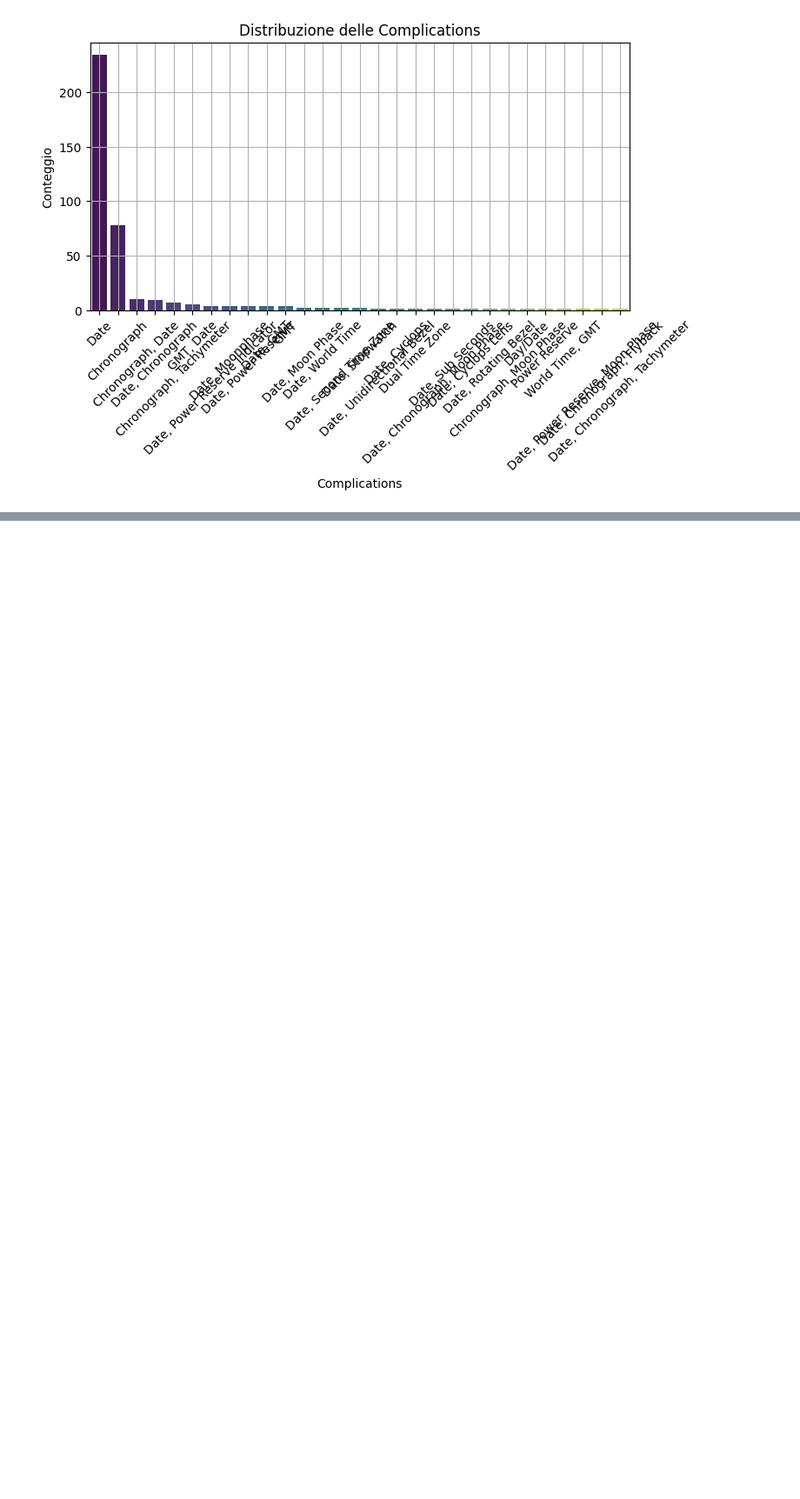
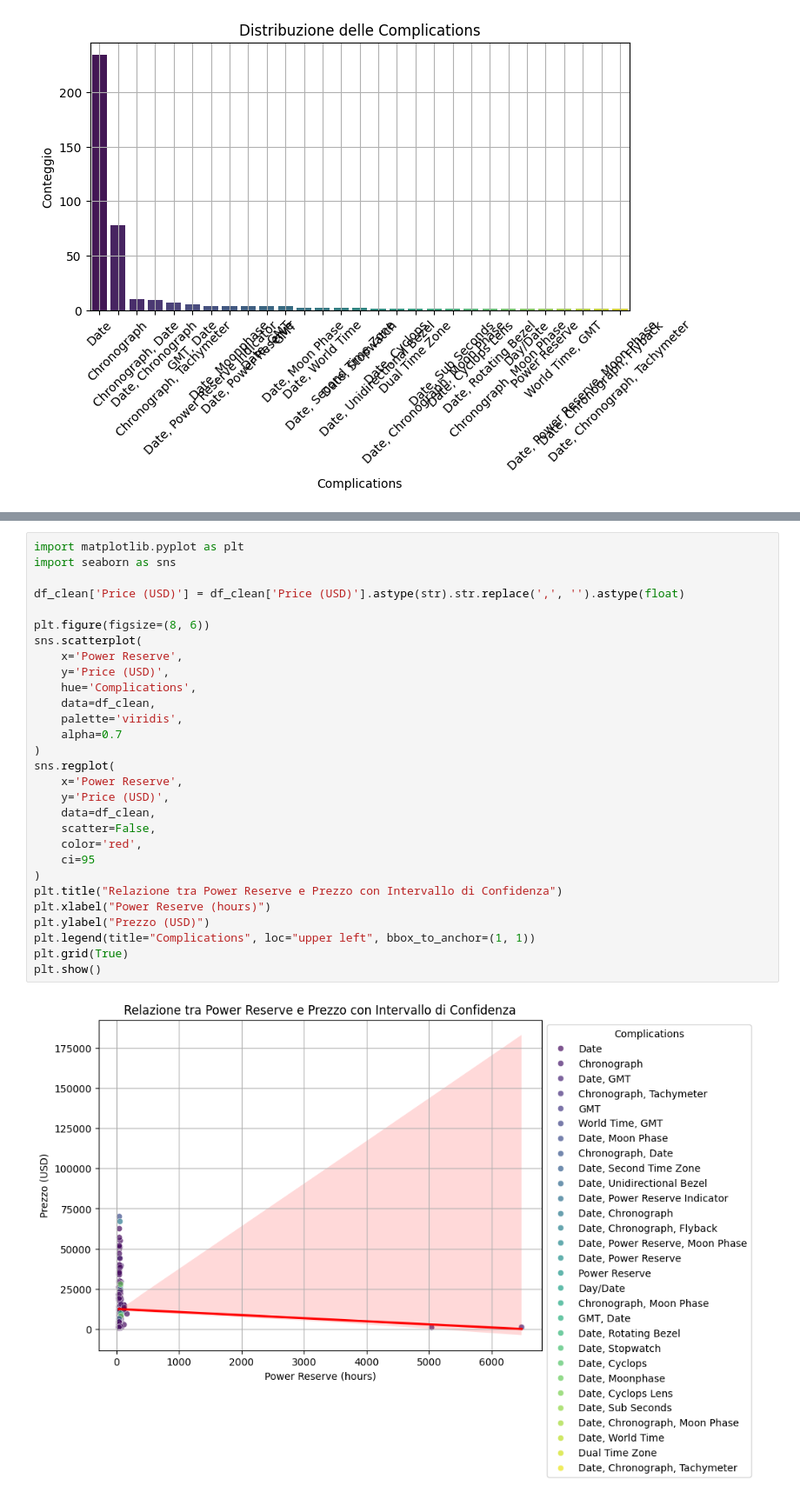
Before and after one commit to 2024sz/esame_fistic24, a Jupyter notebook: luxury-watches-price.ipynb, the cells around one changed output, grey strips where cells are left out. Shown at 87% size. Drawn from its saved outputs; the diff is of its cells as text; blank space fills up the shorter version.

```diff
--- a/luxury-watches-price.ipynb
+++ b/luxury-watches-price.ipynb
@@ -140,0 +475,31 @@ Passing `palette` without assigning `hue` is deprecated and will be removed in v
+# %%
+import matplotlib.pyplot as plt
+import seaborn as sns
+
+df_clean['Price (USD)'] = df_clean['Price (USD)'].astype(str).str.replace(',', '').astype(float)
+
+plt.figure(figsize=(8, 6))
+sns.scatterplot(
+    x='Power Reserve',
+    y='Price (USD)',
+    hue='Complications',
+    data=df_clean,
+    palette='viridis',
+    alpha=0.7
+)
+sns.regplot(
+    x='Power Reserve',
+    y='Price (USD)',
+    data=df_clean,
+    scatter=False,
+    color='red',
+    ci=95
+)
+plt.title("Relazione tra Power Reserve e Prezzo con Intervallo di Confidenza")
+plt.xlabel("Power Reserve (hours)")
+plt.ylabel("Prezzo (USD)")
+plt.legend(title="Complications", loc="upper left", bbox_to_anchor=(1, 1))
+plt.grid(True)
+plt.show()
+# %% [output]
+[figure, added]
```
Also changed, not shown: parts of 22 cells of this notebook.
